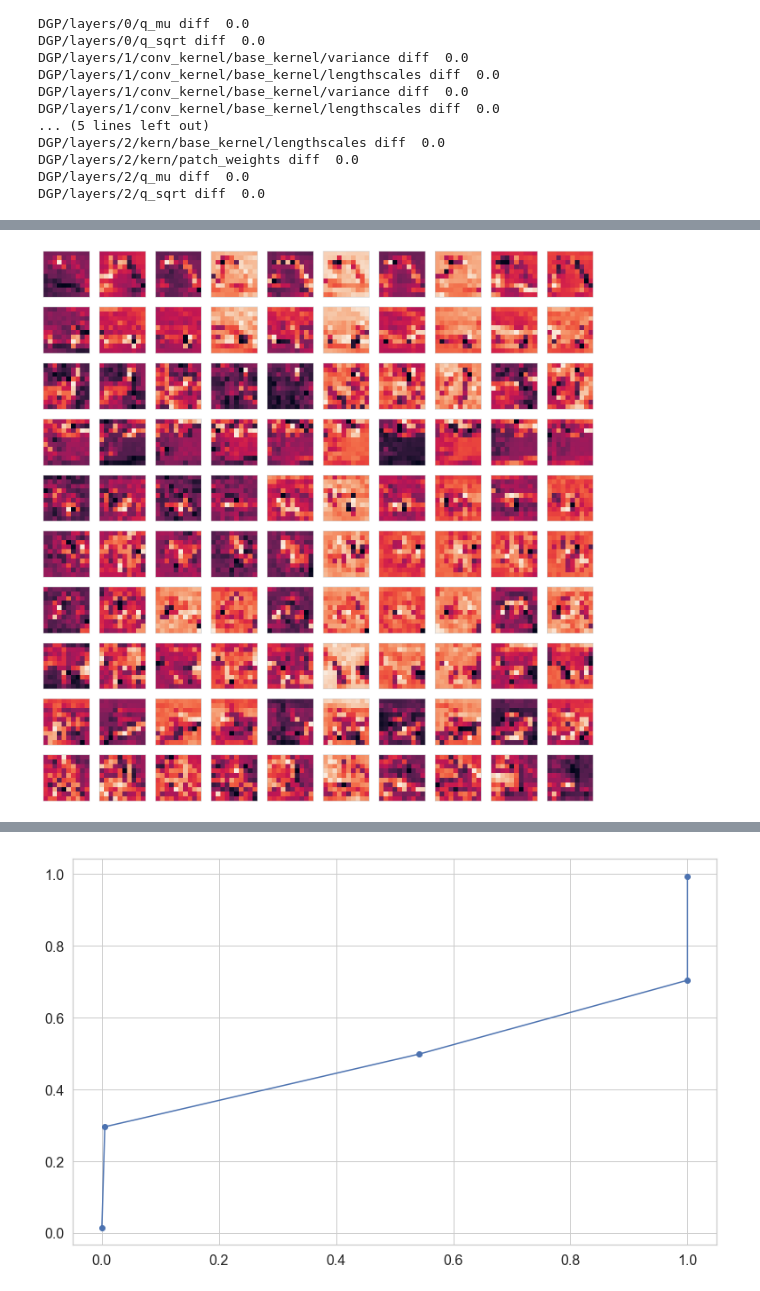
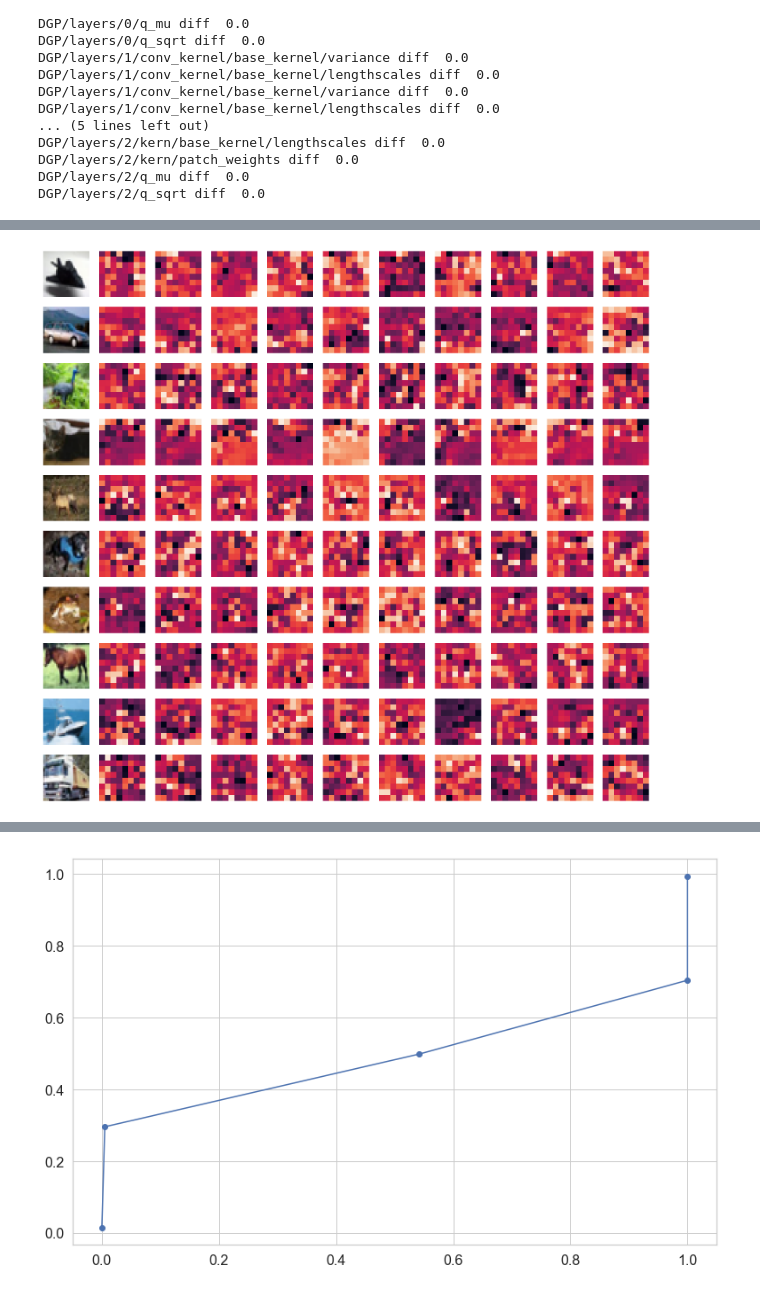
Before and after one commit to kekeblom/DeepCGP, a Jupyter notebook: notebooks/Inspect.ipynb, the cells around one changed output, grey strips where cells are left out. Drawn from its saved outputs; the diff is of its cells as text; code cells hidden in the pictures.

Commit message:
Expand on model inspection

```diff
--- a/notebooks/Inspect.ipynb
+++ b/notebooks/Inspect.ipynb
@@ -162,0 +165,17 @@ plt.legend();
+# %%
+Z1 = model.layers[0].feature.Z.value
+Z2 = model.layers[1].feature.Z.value
+Z3 = model.layers[2].feature.Z.value
+
+z_count = 32
+fm_count = 3
+
+figure = plt.figure(figsize=(fm_count*1, z_count*1))
+for i in range(z_count):
+    for fm in range(fm_count):
+        the_slice = np.arange(0, 75, 3) + fm
+        z = Z1[i, the_slice]
+        axis = plt.subplot2grid((z_count, fm_count), loc=(i, fm))
+        axis.imshow(z.reshape(5, 5))
+        axis.xaxis.set_visible(False)
+        axis.yaxis.set_visible(False)
@@ -230,13 +232,19 @@ plt.legend();
 # %%
-figure = plt.figure(figsize=(2, 20))
+n_feature_maps = 10
+figure = plt.figure(figsize=(11 * 2, 20))
 for class_index in range(10):
-    axis = plt.subplot2grid((10, 1), loc=(class_index, 0))
-    if class_index == 0:
-        axis.set_title("Input images")
+    axis = plt.subplot2grid((10, 1 + n_feature_maps), loc=(class_index, 0))
     axis.xaxis.set_visible(False)
     axis.yaxis.set_visible(False)
     image = by_classes[class_index, 0, :, :, :] * std + mean
     axis.imshow(image)
+    for feature_map in range(0, n_feature_maps):
+        axis = plt.subplot2grid((10, 1+ n_feature_maps), loc=(class_index, 1 + feature_map))
+        axis.xaxis.set_visible(False)
+        axis.yaxis.set_visible(False)
+        image = layer1[class_index, 0, :, :, feature_map]
+        axis.imshow(image)
 
 plt.tight_layout();
+# The "x-axis" of the grid represents different feature maps and the "y-axis" are activations over different classes.
 # %% [output]
@@ -244,15 +252,20 @@ plt.tight_layout();
 # %%
 n_feature_maps = 10
-figure = plt.figure(figsize=(n_feature_maps * 2, 20))
+figure = plt.figure(figsize=(11 * 2, 20))
 for class_index in range(10):
-    for feature_map in range(n_feature_maps):
-        axis = plt.subplot2grid((10, n_feature_maps), loc=(class_index, feature_map))
+    axis = plt.subplot2grid((10, 1 + n_feature_maps), loc=(class_index, 0))
+    axis.xaxis.set_visible(False)
+    axis.yaxis.set_visible(False)
+    image = by_classes[class_index, 0, :, :, :] * std + mean
+    axis.imshow(image)
+    for feature_map in range(0, n_feature_maps):
+        axis = plt.subplot2grid((10, 1+ n_feature_maps), loc=(class_index, 1 + feature_map))
         axis.xaxis.set_visible(False)
         axis.yaxis.set_visible(False)
-        image = layer1[class_index, 0, :, :, feature_map]
+        image = layer2[class_index, 0, :, :, feature_map]
         axis.imshow(image)
 
 plt.tight_layout();
 # The "x-axis" of the grid represents different feature maps and the "y-axis" are activations over different classes.
 # %% [output]
-[figure, old version]
+[figure, new version]
```
Also changed, not shown: parts of 14 cells of this notebook.
